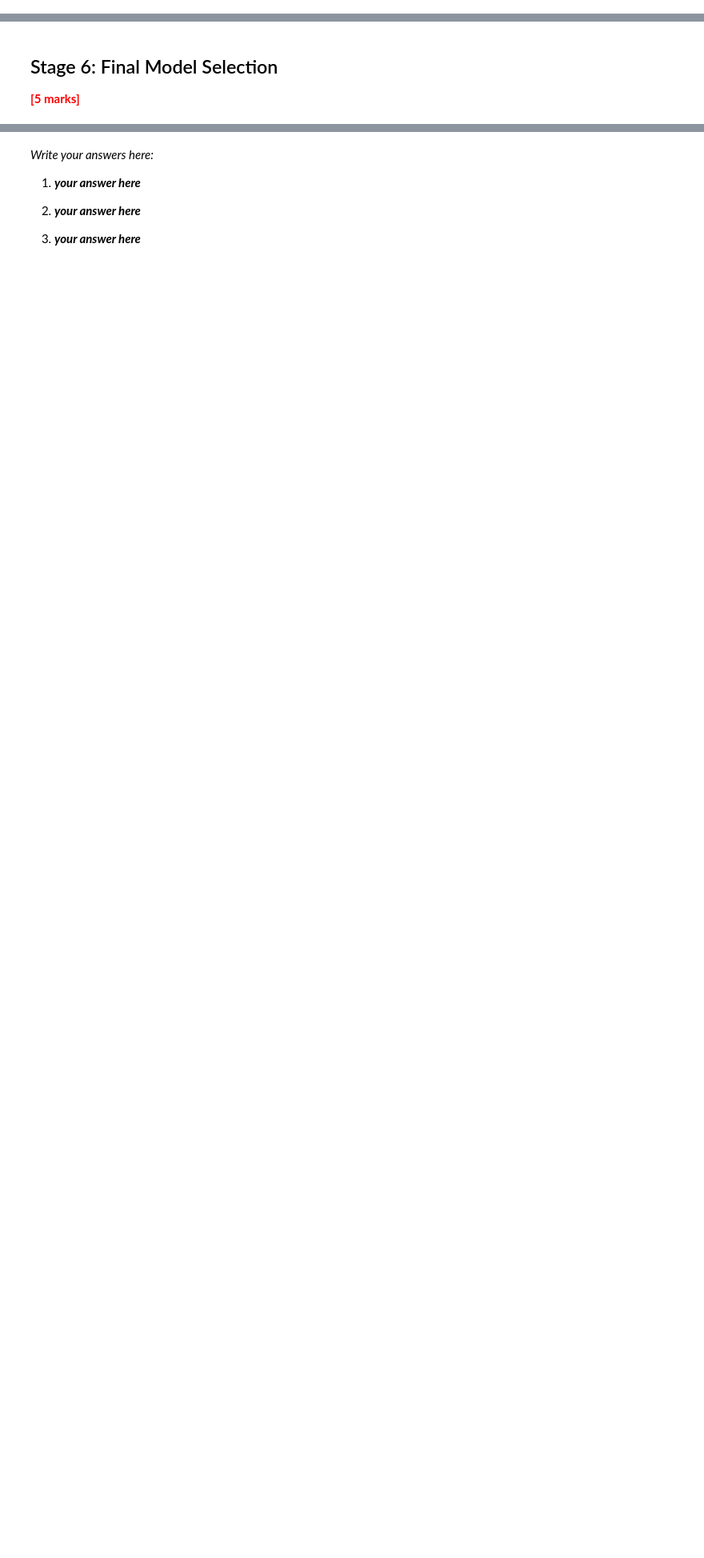
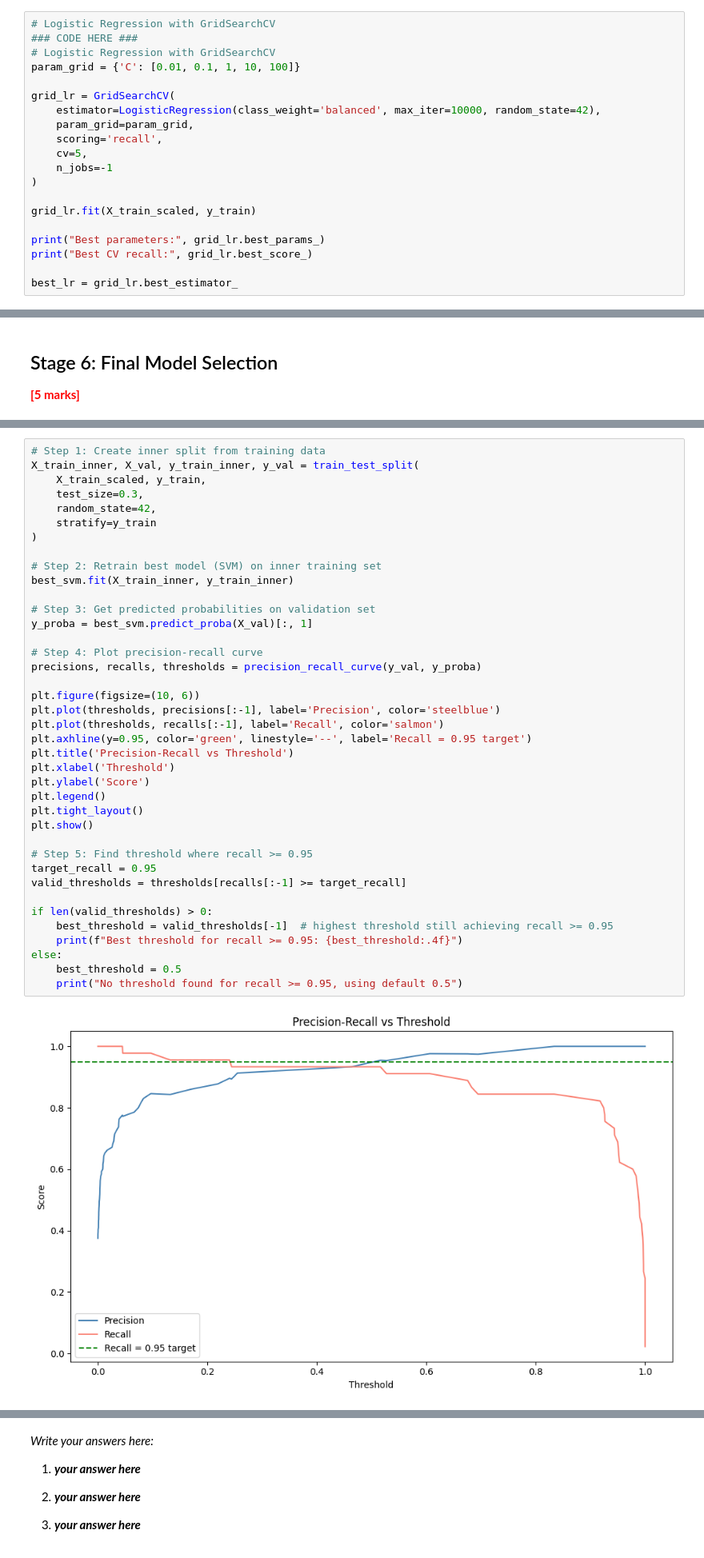
Before and after one commit to Tathaj17/IITGenAI_Assighnment1, a Jupyter notebook: Classification_Models_Exercise.ipynb, the cells around one changed output, grey strips where cells are left out. Shown at 80% size. Saved outputs shown, nothing was run; the diff lists cells and outputs as text; blank space fills up the shorter version.

```diff
--- a/Classification_Models_Exercise.ipynb
+++ b/Classification_Models_Exercise.ipynb
@@ -358,0 +457,20 @@ Logistic Regression with `class_weight='balanced'` to handle class imbalance.
+# %%
+# Logistic Regression with GridSearchCV
+### CODE HERE ###
+# Logistic Regression with GridSearchCV
+param_grid = {'C': [0.01, 0.1, 1, 10, 100]}
+
+grid_lr = GridSearchCV(
+    estimator=LogisticRegression(class_weight='balanced', max_iter=10000, random_state=42),
+    param_grid=param_grid,
+    scoring='recall',
+    cv=5,
+    n_jobs=-1
+)
+
+grid_lr.fit(X_train_scaled, y_train)
+
+print("Best parameters:", grid_lr.best_params_)
+print("Best CV recall:", grid_lr.best_score_)
+
+best_lr = grid_lr.best_estimator_
@@ -490,0 +856,41 @@ By default, classifiers use a probability threshold of 0.5 to assign classes. Fo
+# %%
+# Step 1: Create inner split from training data
+X_train_inner, X_val, y_train_inner, y_val = train_test_split(
+    X_train_scaled, y_train,
+    test_size=0.3,
+    random_state=42,
+    stratify=y_train
+)
+
+# Step 2: Retrain best model (SVM) on inner training set
+best_svm.fit(X_train_inner, y_train_inner)
+
+# Step 3: Get predicted probabilities on validation set
+y_proba = best_svm.predict_proba(X_val)[:, 1]
+
+# Step 4: Plot precision-recall curve
+precisions, recalls, thresholds = precision_recall_curve(y_val, y_proba)
+
+plt.figure(figsize=(10, 6))
+plt.plot(thresholds, precisions[:-1], label='Precision', color='steelblue')
+plt.plot(thresholds, recalls[:-1], label='Recall', color='salmon')
+plt.axhline(y=0.95, color='green', linestyle='--', label='Recall = 0.95 target')
+plt.title('Precision-Recall vs Threshold')
+plt.xlabel('Threshold')
+plt.ylabel('Score')
+plt.legend()
+plt.tight_layout()
+plt.show()
+
+# Step 5: Find threshold where recall >= 0.95
+target_recall = 0.95
+valid_thresholds = thresholds[recalls[:-1] >= target_recall]
+
+if len(valid_thresholds) > 0:
+    best_threshold = valid_thresholds[-1]  # highest threshold still achieving recall >= 0.95
+    print(f"Best threshold for recall >= 0.95: {best_threshold:.4f}")
+else:
+    best_threshold = 0.5
+    print("No threshold found for recall >= 0.95, using default 0.5")
+# %% [output]
+[figure, added]
```
Also changed, not shown: parts of 63 cells of this notebook.
